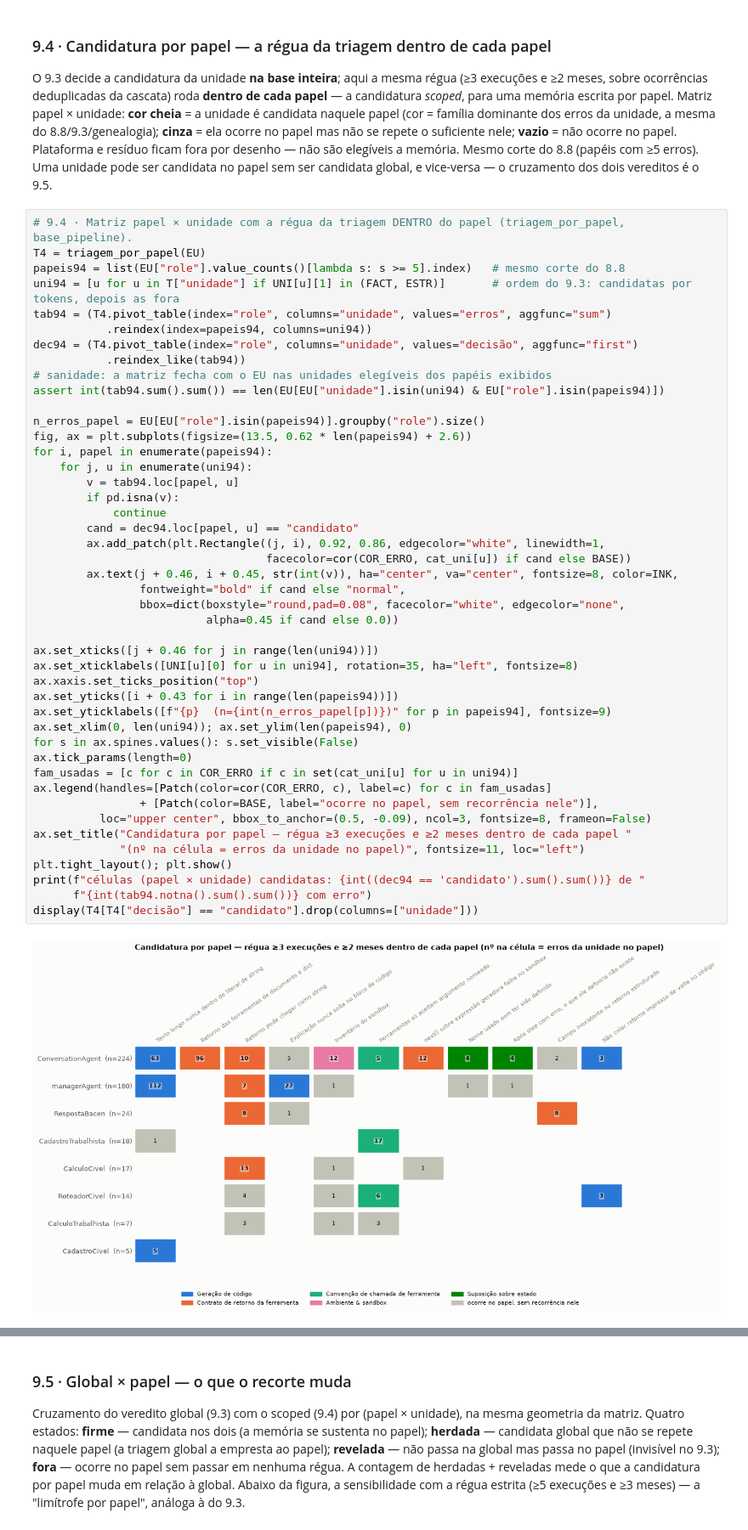
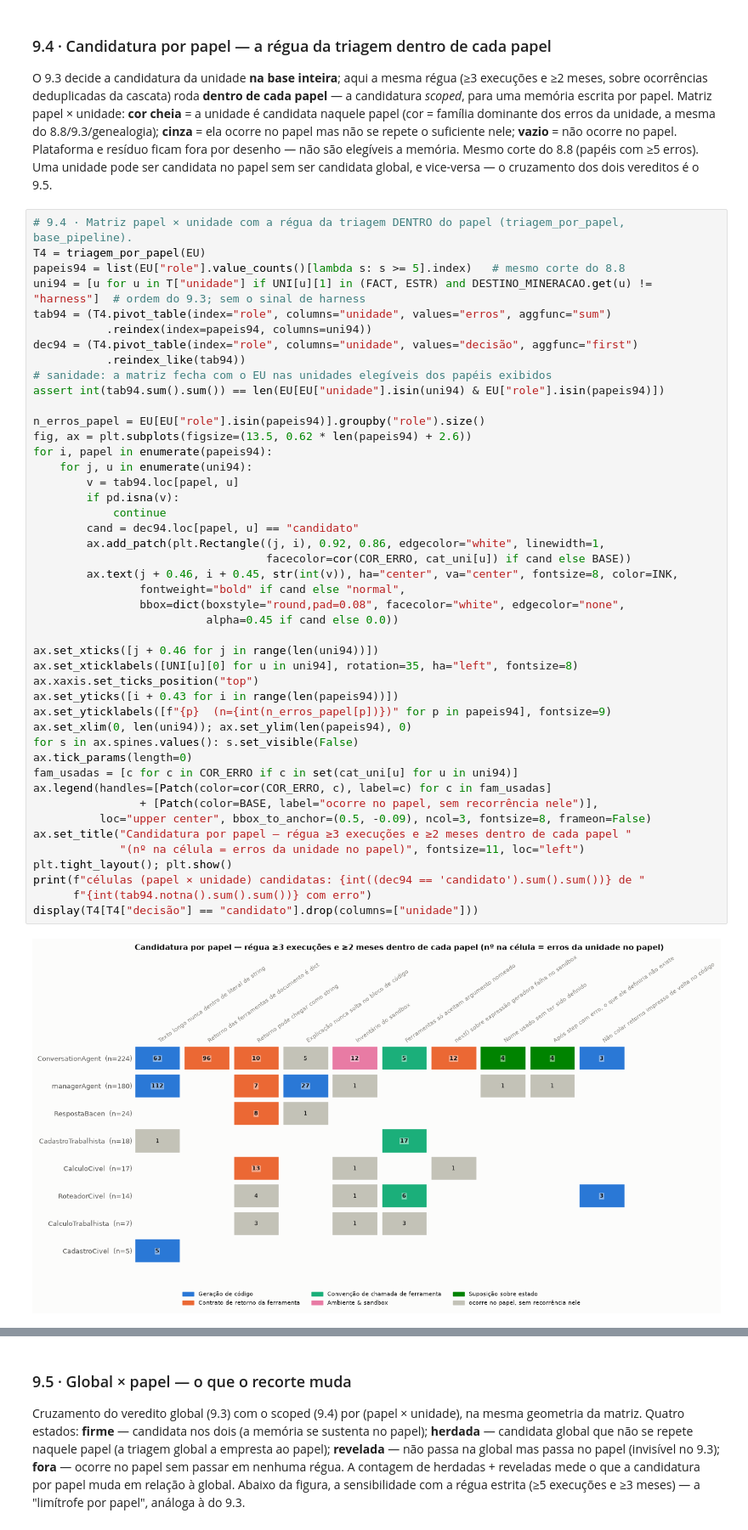
Before and after one commit to rc-ventura/memory_layer_ai_agents, a Jupyter notebook: analysis/2026-09-trace-law-flow/pipeline/analise_trace_esteira_juridica.ipynb, the cells around one changed output, grey strips where cells are left out. Shown at 85% size. Drawn from its saved outputs; the diff is of its cells as text.

```diff
--- a/analysis/2026-09-trace-law-flow/pipeline/analise_trace_esteira_juridica.ipynb
+++ b/analysis/2026-09-trace-law-flow/pipeline/analise_trace_esteira_juridica.ipynb
@@ -1486,7 +1487,7 @@ vice-versa — o cruzamento dos dois vereditos é o 9.5.
 # 9.4 · Matriz papel × unidade com a régua da triagem DENTRO do papel (triagem_por_papel, base_pipeline).
 T4 = triagem_por_papel(EU)
 papeis94 = list(EU["role"].value_counts()[lambda s: s >= 5].index)   # mesmo corte do 8.8
-uni94 = [u for u in T["unidade"] if UNI[u][1] in (FACT, ESTR)]       # ordem do 9.3: candidatas por tokens, depois as fora
+uni94 = [u for u in T["unidade"] if UNI[u][1] in (FACT, ESTR) and DESTINO_MINERACAO.get(u) != "harness"]  # ordem do 9.3; sem o sinal de harness
 tab94 = (T4.pivot_table(index="role", columns="unidade", values="erros", aggfunc="sum")
            .reindex(index=papeis94, columns=uni94))
 dec94 = (T4.pivot_table(index="role", columns="unidade", values="decisão", aggfunc="first")
@@ -1501,31 +1502,31 @@ for i, papel in enumerate(papeis94):
         v = tab94.loc[papel, u]
         if pd.isna(v):
             continue
         cand = dec94.loc[papel, u] == "candidato"
         ax.add_patch(plt.Rectangle((j, i), 0.92, 0.86, edgecolor="white", linewidth=1,
                                    facecolor=cor(COR_ERRO, cat_uni[u]) if cand else BASE))
         ax.text(j + 0.46, i + 0.45, str(int(v)), ha="center", va="center", fontsize=8, color=INK,
                 fontweight="bold" if cand else "normal",
                 bbox=dict(boxstyle="round,pad=0.08", facecolor="white", edgecolor="none",
                           alpha=0.45 if cand else 0.0))
 
 ax.set_xticks([j + 0.46 for j in range(len(uni94))])
 ax.set_xticklabels([UNI[u][0] for u in uni94], rotation=35, ha="left", fontsize=8)
 ax.xaxis.set_ticks_position("top")
 ax.set_yticks([i + 0.43 for i in range(len(papeis94))])
 ax.set_yticklabels([f"{p}  (n={int(n_erros_papel[p])})" for p in papeis94], fontsize=9)
 ax.set_xlim(0, len(uni94)); ax.set_ylim(len(papeis94), 0)
 for s in ax.spines.values(): s.set_visible(False)
 ax.tick_params(length=0)
 fam_usadas = [c for c in COR_ERRO if c in set(cat_uni[u] for u in uni94)]
 ax.legend(handles=[Patch(color=cor(COR_ERRO, c), label=c) for c in fam_usadas]
                 + [Patch(color=BASE, label="ocorre no papel, sem recorrência nele")],
           loc="upper center", bbox_to_anchor=(0.5, -0.09), ncol=3, fontsize=8, frameon=False)
 ax.set_title("Candidatura por papel — régua ≥3 execuções e ≥2 meses dentro de cada papel "
              "(nº na célula = erros da unidade no papel)", fontsize=11, loc="left")
 plt.tight_layout(); plt.show()
 print(f"células (papel × unidade) candidatas: {int((dec94 == 'candidato').sum().sum())} de "
       f"{int(tab94.notna().sum().sum())} com erro")
 display(T4[T4["decisão"] == "candidato"].drop(columns=["unidade"]))
 # %% [output]
-[figure, old version]
+[figure, new version]
```
Also changed, not shown: parts of 4 cells of this notebook, 14 other files.
